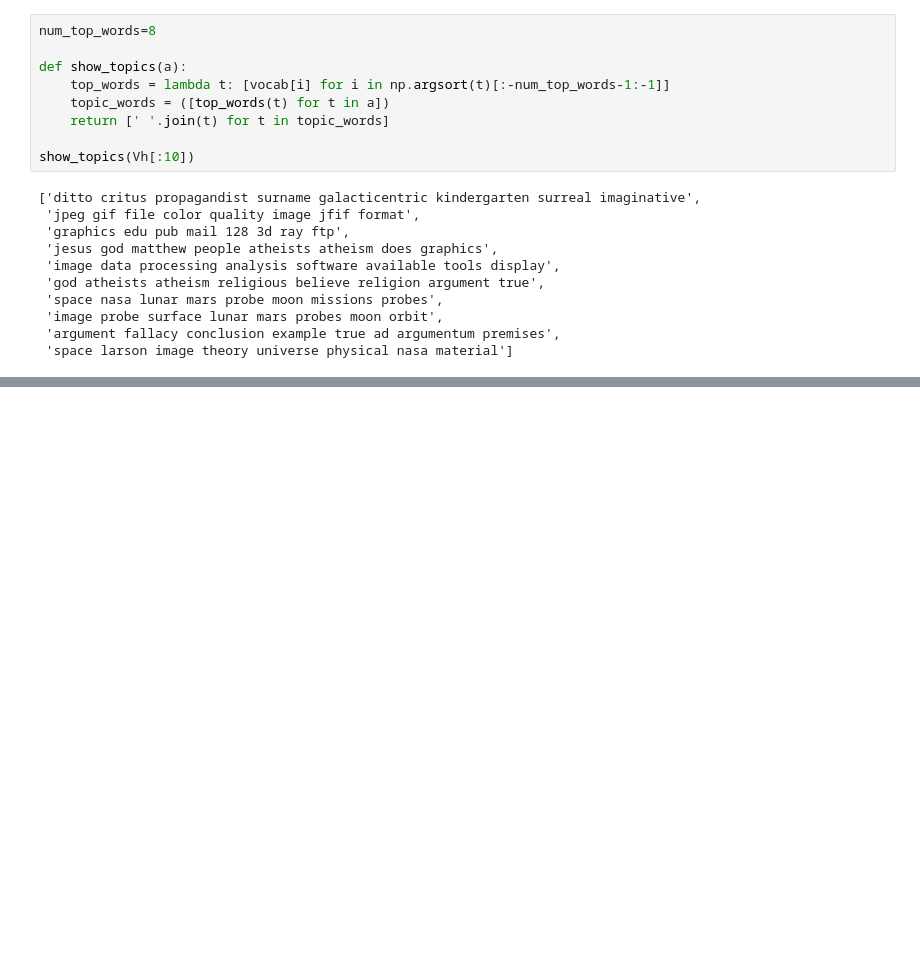
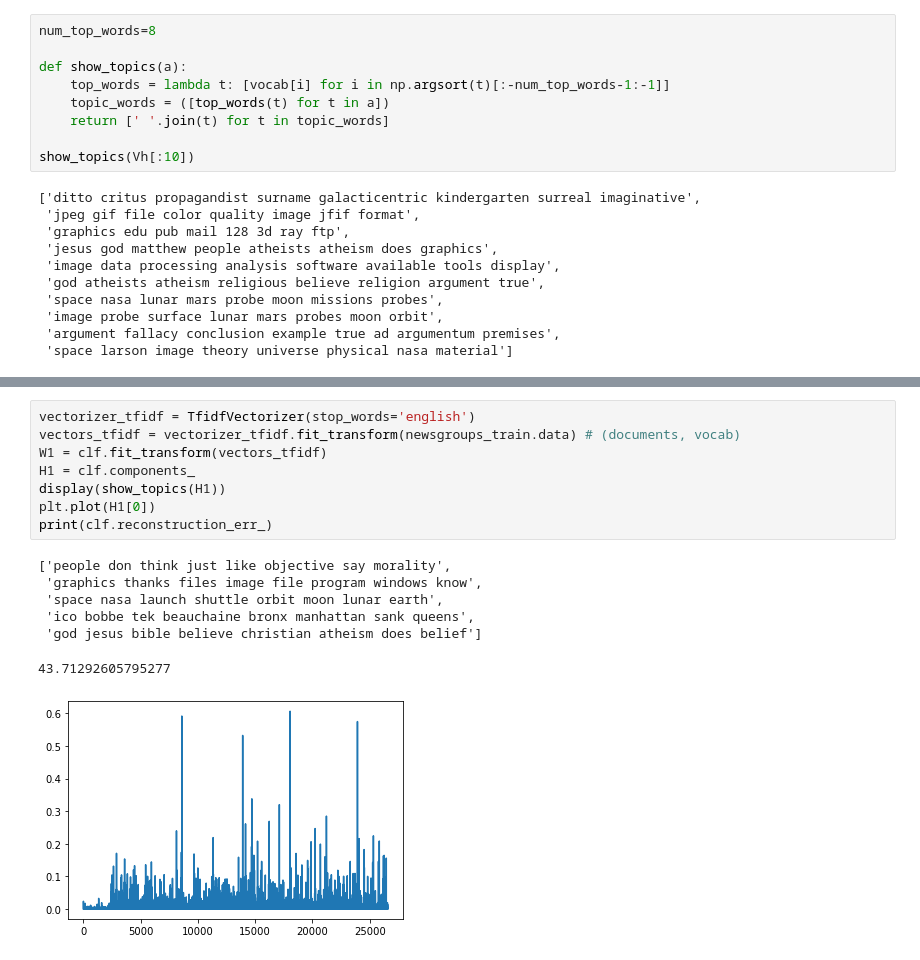
Before and after one commit to amanintech/nlp, a Jupyter notebook: NLP.ipynb, the cells around one changed output, grey strips where cells are left out. Drawn from its saved outputs; the diff is of its cells as text; blank space fills up the shorter version.

```diff
--- a/NLP.ipynb
+++ b/NLP.ipynb
@@ -192,0 +190,16 @@ NMF(alpha=0.0, beta_loss='frobenius', init=None, l1_ratio=0.0, max_iter=200,
+# %%
+vectorizer_tfidf = TfidfVectorizer(stop_words='english')
+vectors_tfidf = vectorizer_tfidf.fit_transform(newsgroups_train.data) # (documents, vocab)
+W1 = clf.fit_transform(vectors_tfidf)
+H1 = clf.components_
+display(show_topics(H1))
+plt.plot(H1[0])
+print(clf.reconstruction_err_)
+# %% [output]
+['people don think just like objective say morality',
+ 'graphics thanks files image file program windows know',
+ 'space nasa launch shuttle orbit moon lunar earth',
+ 'ico bobbe tek beauchaine bronx manhattan sank queens',
+ 'god jesus bible believe christian atheism does belief']
+43.71292605795277
+[figure, added]
```
Also changed, not shown: parts of 1 cell of this notebook.
